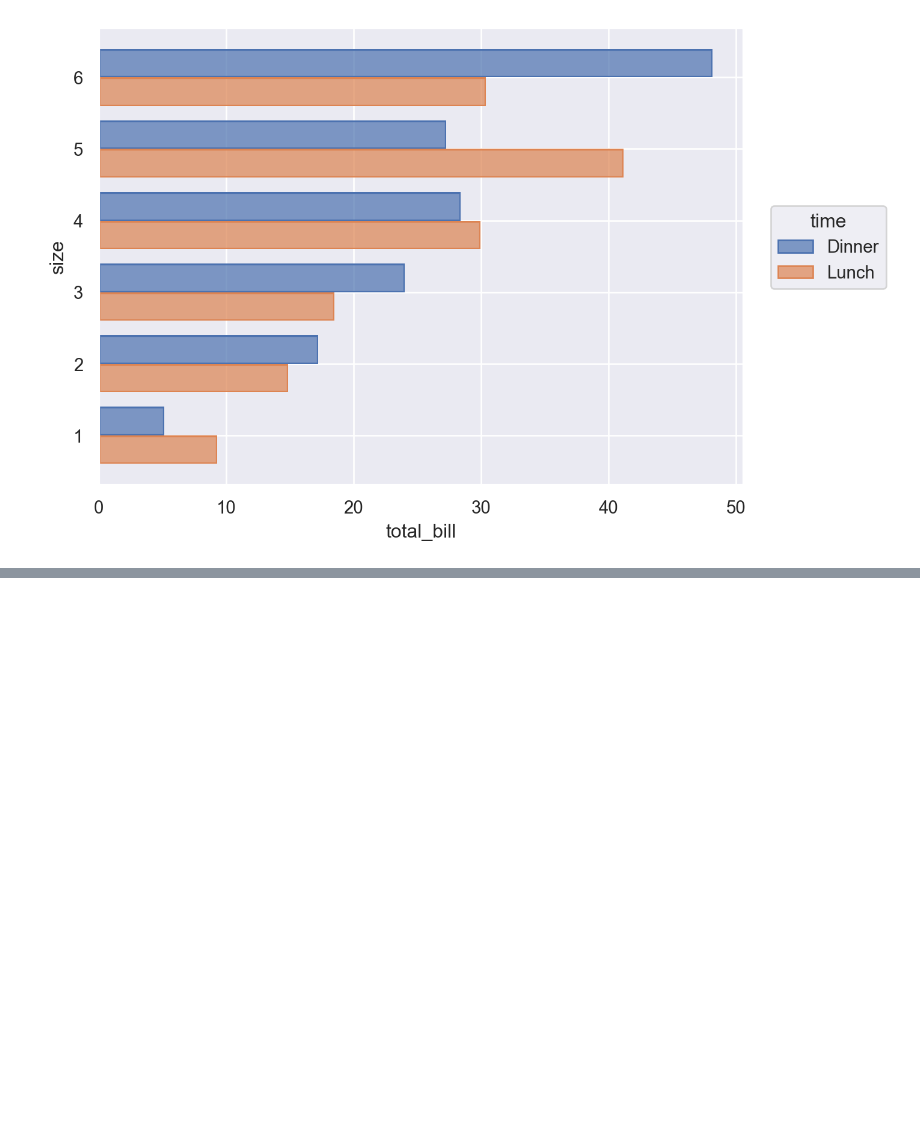
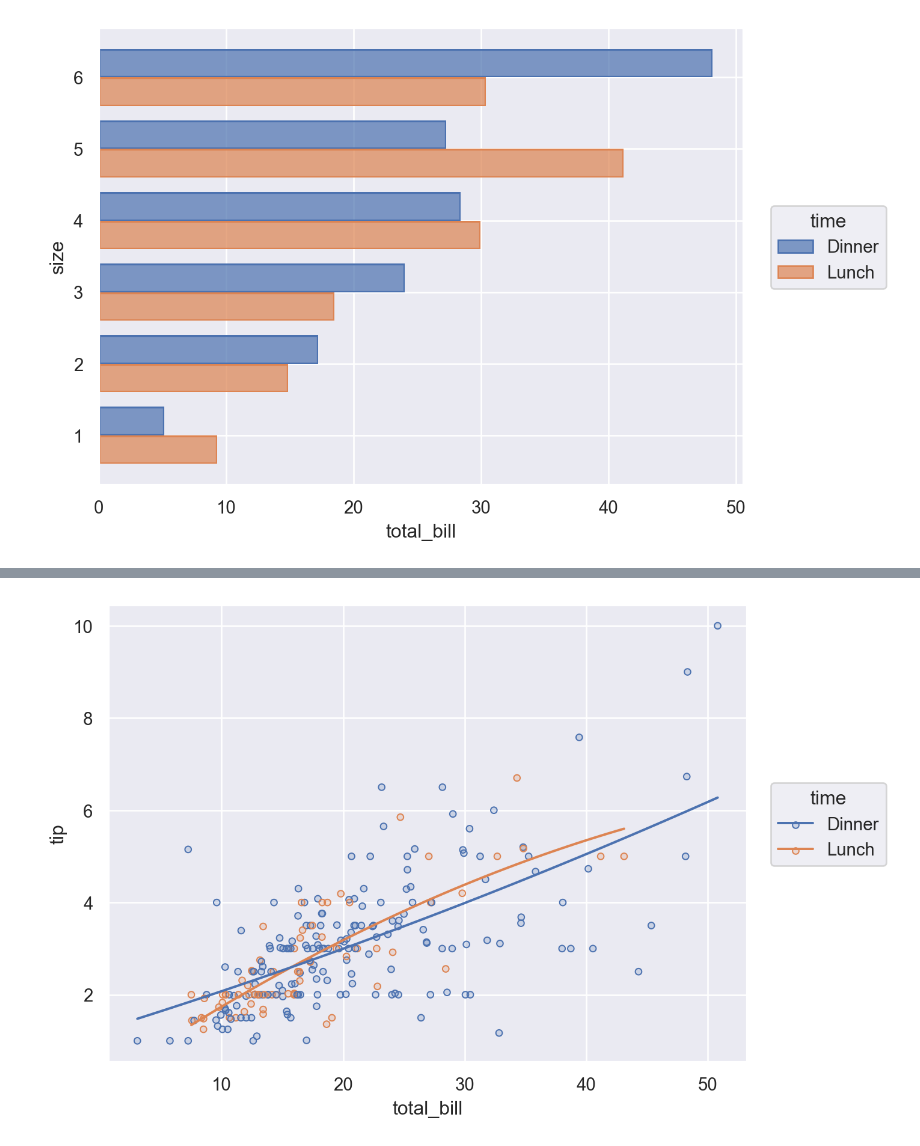
Before and after one commit to jhwn533/Pallet-Town, a Jupyter notebook: The seaborn.objects interface.ipynb, the cells around one changed output, grey strips where cells are left out. Saved outputs shown, nothing was run; the diff lists cells and outputs as text; code cells hidden in the pictures; blank space fills up the shorter version.

```diff
--- a/The seaborn.objects interface.ipynb
+++ b/The seaborn.objects interface.ipynb
@@ -233,0 +251,9 @@ tips = sns.load_dataset("tips")
+# %%
+# Plot 생성자에 정의된 변수 매핑은 모든 레이어에 적용
+(
+    so.Plot(tips, x="total_bill", y="tip", color="time") #위 내용에서 color 속성에 time 변수 매핑
+    .add(so.Dots())
+    .add(so.Line(), so.PolyFit())
+)
+# %% [output]
+[figure, added]
```
Also changed, not shown: parts of 9 cells of this notebook.
